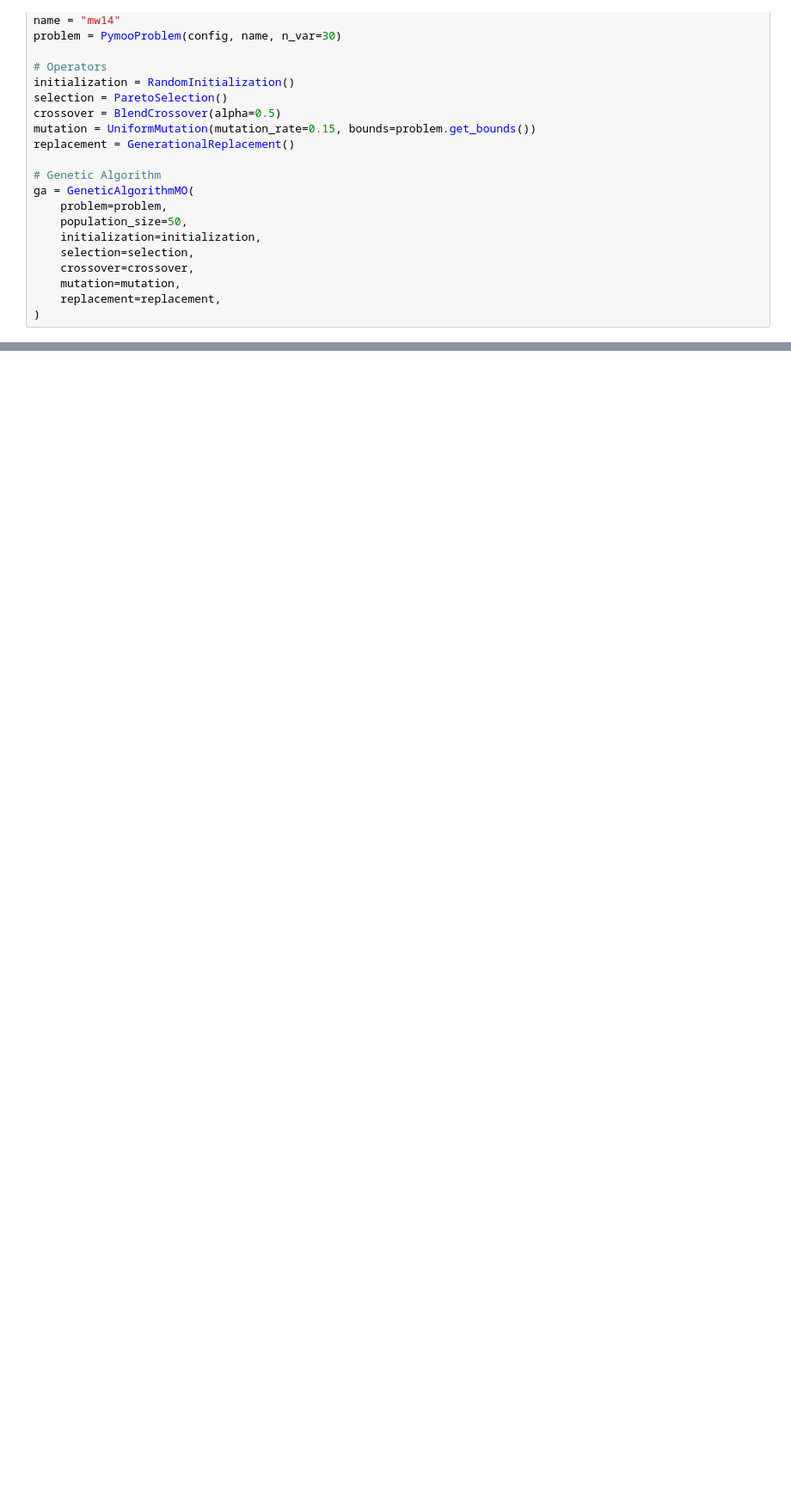
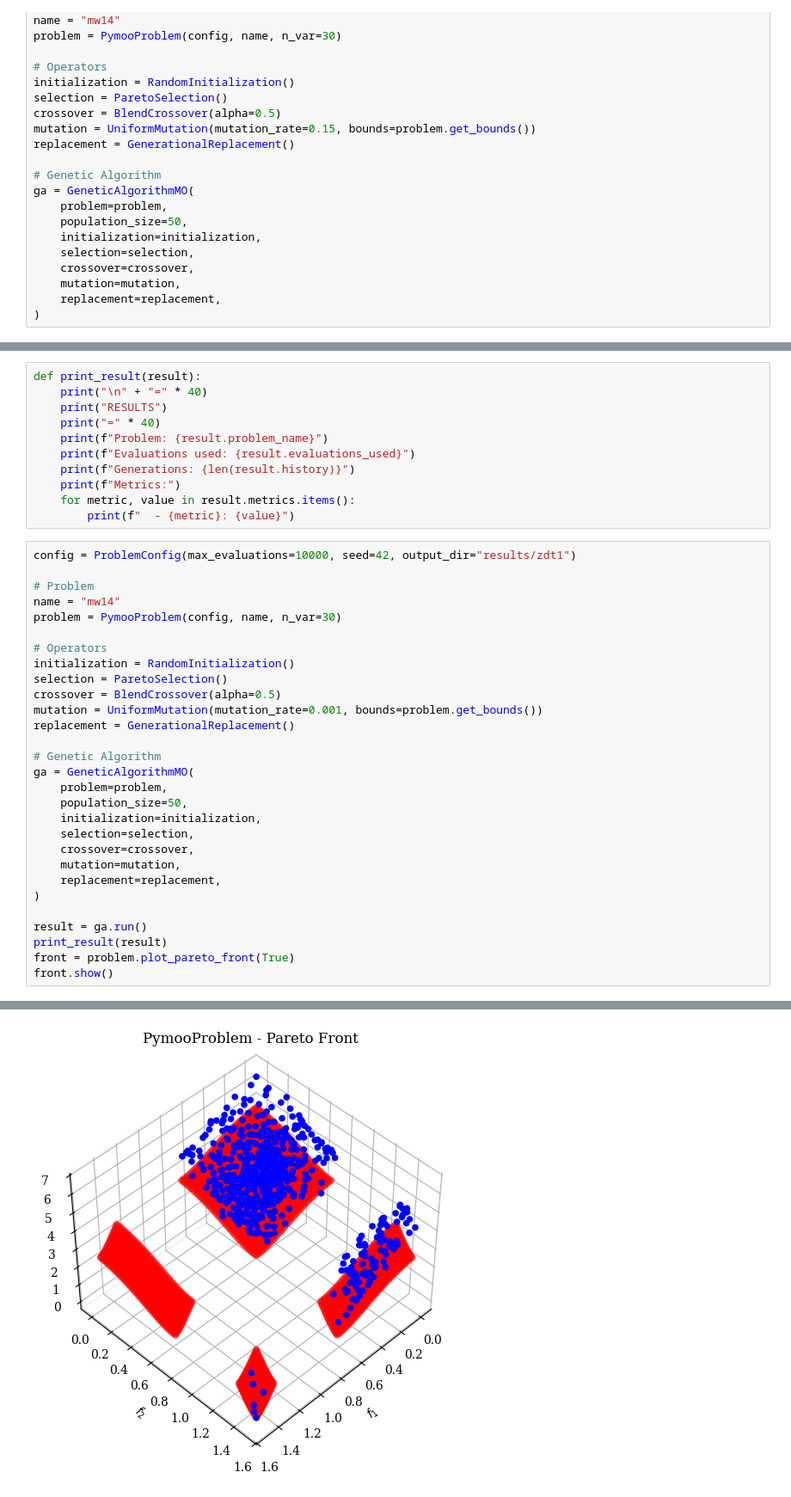
Before and after one commit to yabol02/practica_biocomp, a Jupyter notebook: notebooks/mw14.ipynb, the cells around one changed output, grey strips where cells are left out. Shown at 86% size. Drawn from its saved outputs; the diff is of its cells as text; blank space fills up the shorter version.

```diff
--- a/notebooks/mw14.ipynb
+++ b/notebooks/mw14.ipynb
@@ -87,0 +95,41 @@ front.show()
+# %%
+def print_result(result):
+    print("\n" + "=" * 40)
+    print("RESULTS")
+    print("=" * 40)
+    print(f"Problem: {result.problem_name}")
+    print(f"Evaluations used: {result.evaluations_used}")
+    print(f"Generations: {len(result.history)}")
+    print(f"Metrics:")
+    for metric, value in result.metrics.items():
+        print(f"  - {metric}: {value}")
+# %%
+config = ProblemConfig(max_evaluations=10000, seed=42, output_dir="results/zdt1")
+
+# Problem
+name = "mw14"
+problem = PymooProblem(config, name, n_var=30)
+
+# Operators
+initialization = RandomInitialization()
+selection = ParetoSelection()
+crossover = BlendCrossover(alpha=0.5)
+mutation = UniformMutation(mutation_rate=0.001, bounds=problem.get_bounds())
+replacement = GenerationalReplacement()
+
+# Genetic Algorithm
+ga = GeneticAlgorithmMO(
+    problem=problem,
+    population_size=50,
+    initialization=initialization,
+    selection=selection,
+    crossover=crossover,
+    mutation=mutation,
+    replacement=replacement,
+)
+
+result = ga.run()
+print_result(result)
+front = problem.plot_pareto_front(True)
+front.show()
+# %% [output]
@@ -87,0 +154 @@ front.show()
+[figure, added]
```
Also changed, not shown: parts of 12 cells of this notebook, 2 other files.
